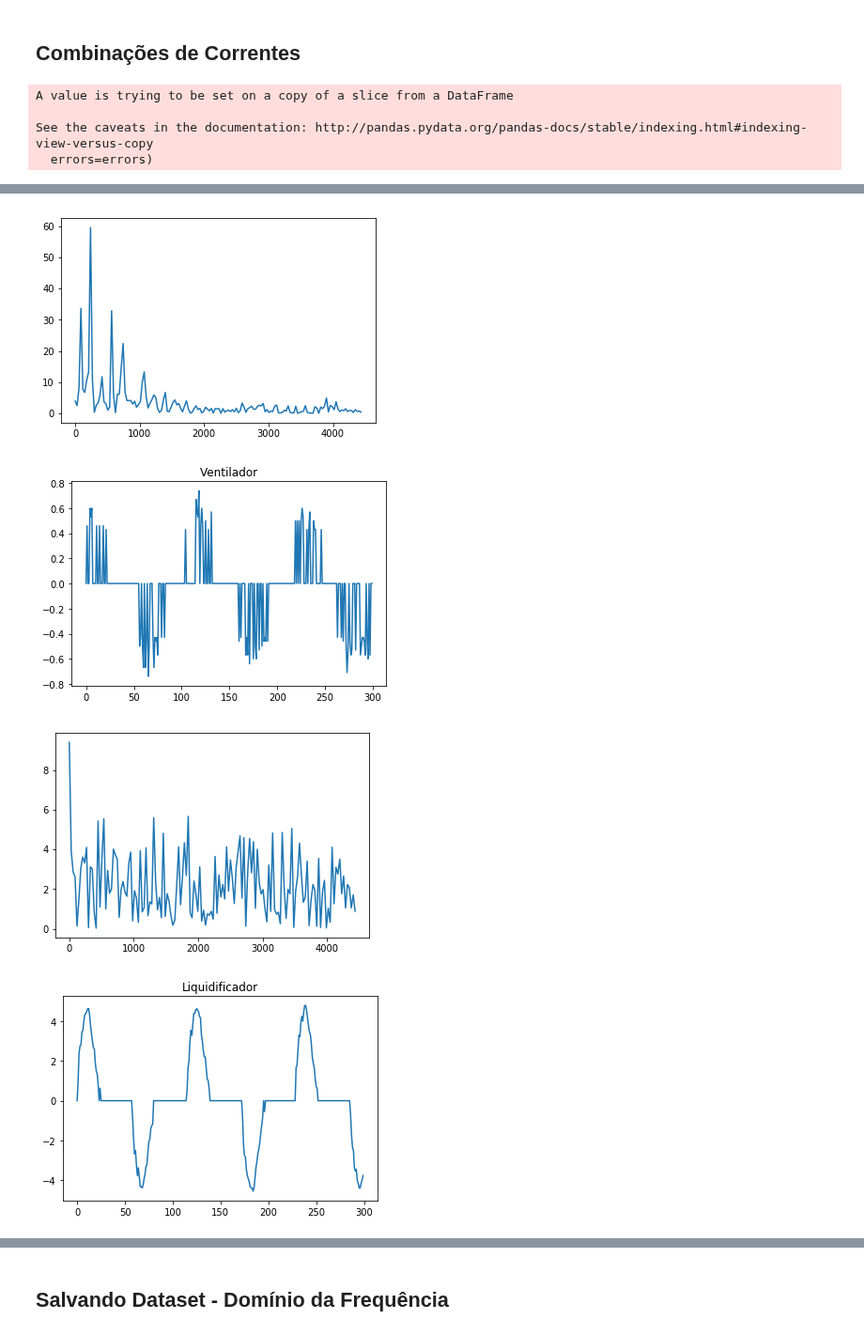
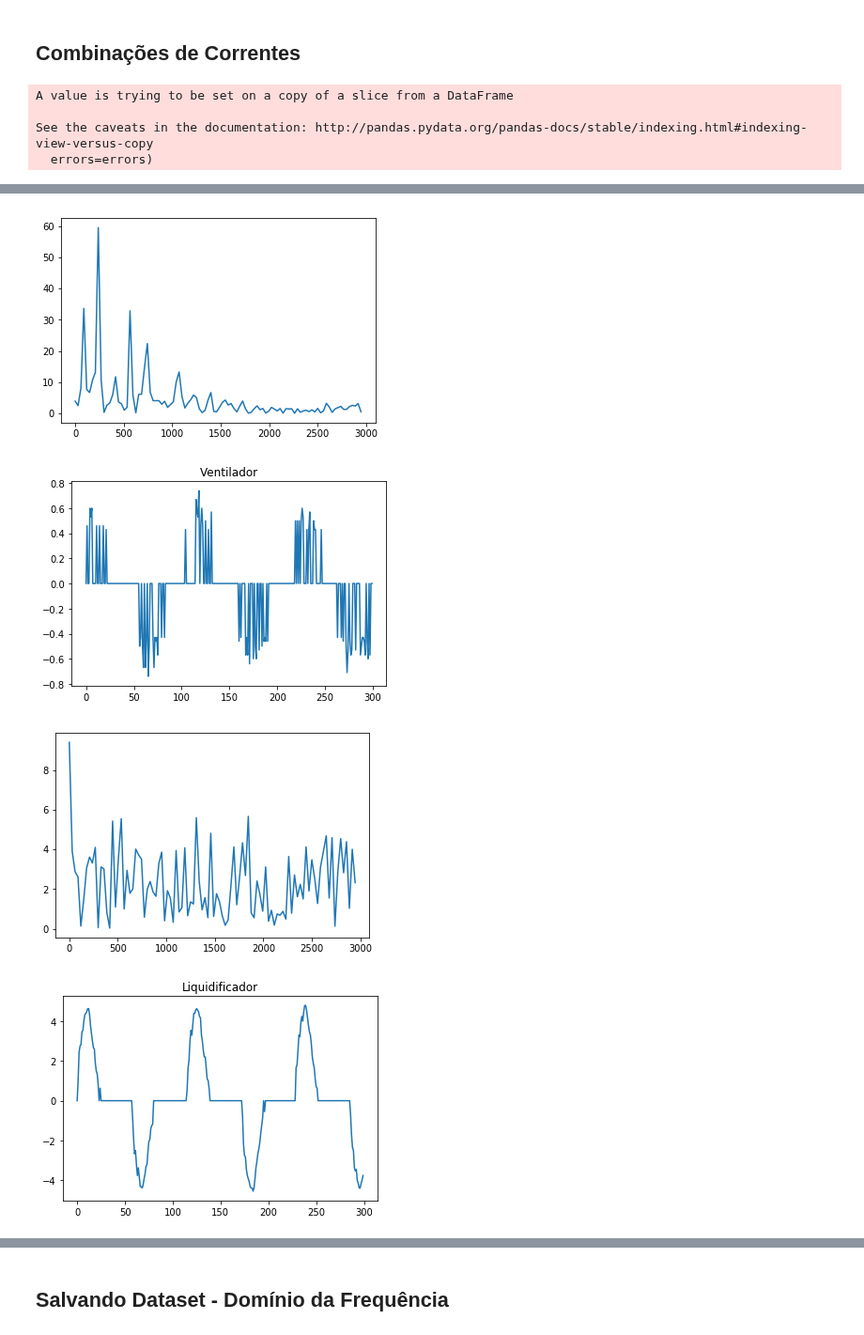
Before and after one commit to jpdol/ElectricCurrentRecognition, a Jupyter notebook: CreatingDataset/FrequencyDomain/DatasetAnalysis.ipynb, the cells around one changed output, grey strips where cells are left out. Shown at 94% size. Cells and saved outputs as stored; diff of their text form; code cells hidden in the pictures.

```diff
--- a/CreatingDataset/FrequencyDomain/DatasetAnalysis.ipynb
+++ b/CreatingDataset/FrequencyDomain/DatasetAnalysis.ipynb
@@ -60,35 +60,35 @@ classes=[]
 for i in new_dataset[device_position]:
     if i not in classes:
         classes.append(i)
 
 Fs = 8930.0;  # sampling rate
 Ts = 1.0/Fs; # sampling interval
 n = 300 # length of the signal
 k = np.arange(n)
 T = n/Fs
 frq = k/T # two sides frequency range
 frq = frq[range(n//2)] # one side frequency range
 
 aux = []
 for classe in classes:
     signal = new_dataset[new_dataset[device_position]==classe]
     signal.drop([device_position], axis=1, inplace=True)
     signal = signal.as_matrix()
     if classe not in aux:
         plt.plot(signal[0])
         plt.title(classe)
         aux.append(classe)
         plt.show()
-        fft = np.fft.fft(signal[0]).real[0:n//2]
-        plt.plot(frq,abs(fft))
+        fft = np.fft.fft(signal[0]).real[0:100]
+        plt.plot(frq[0:100],abs(fft))
         plt.show()
 # %% [output]
 A value is trying to be set on a copy of a slice from a DataFrame
 
 See the caveats in the documentation: http://pandas.pydata.org/pandas-docs/stable/indexing.html#indexing-view-versus-copy
   errors=errors)
 [figure]
-[figure, old version]
+[figure, new version]
 [figure]
-[figure, old version]
+[figure, new version]
 [figure]
```
Also changed, not shown: parts of 2 cells of this notebook, 2 other files.
